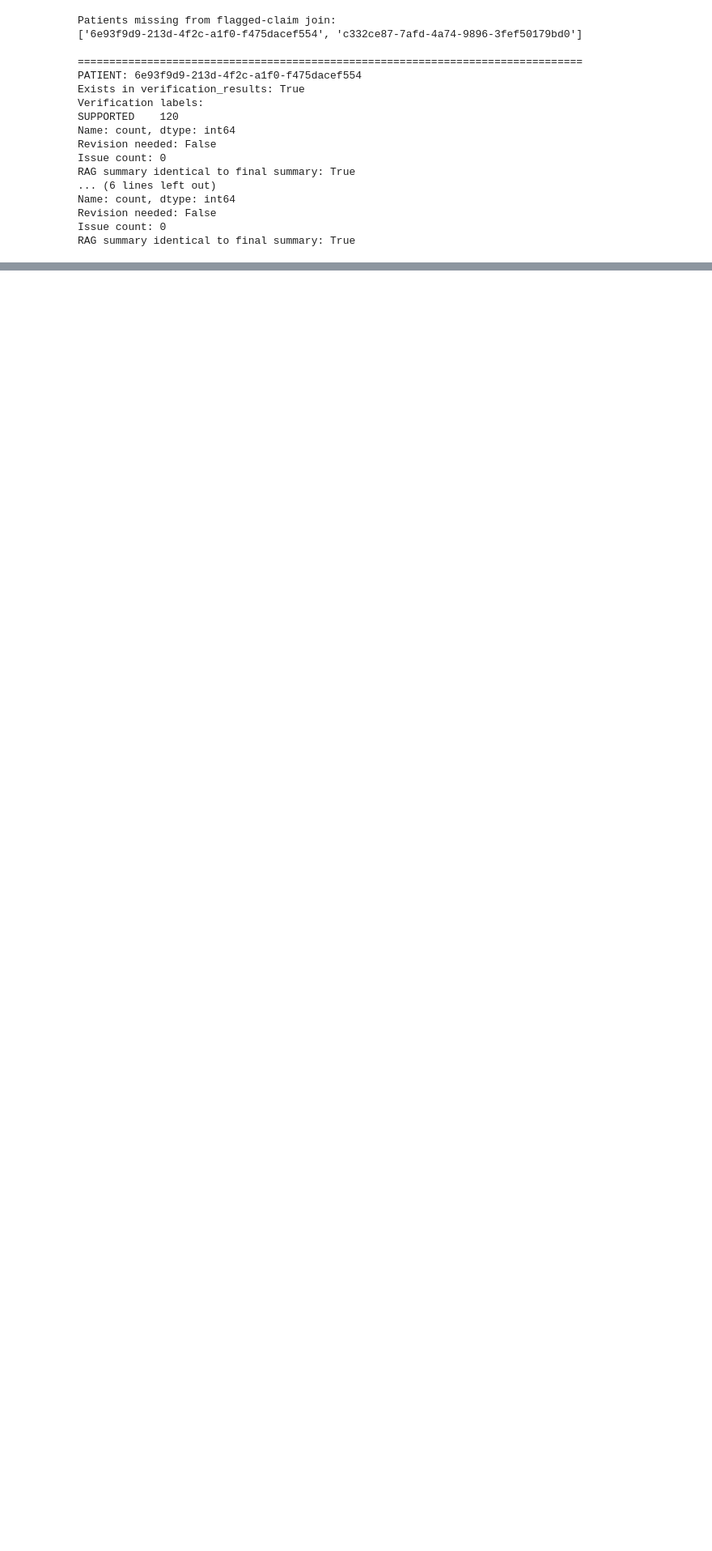
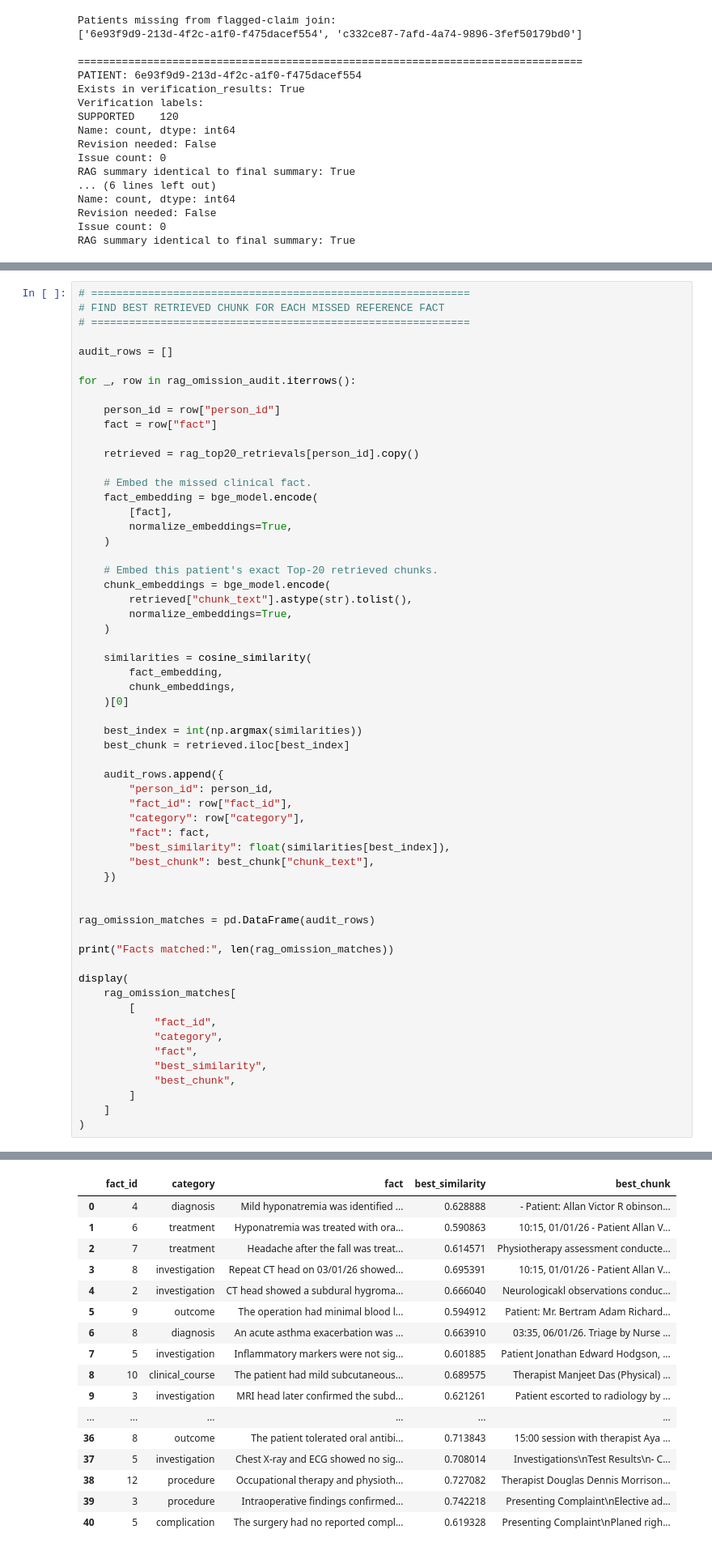
Before and after one commit to pallavi-cs-ai/clinical-summarization-eval, a Jupyter notebook: notebooks/evaluation/05_final_analysis.ipynb, the cells around one changed output, grey strips where cells are left out. Shown at 81% size. Cells and saved outputs as stored; diff of their text form; blank space fills up the shorter version.

```diff
--- a/notebooks/evaluation/05_final_analysis.ipynb
+++ b/notebooks/evaluation/05_final_analysis.ipynb
@@ -1333,0 +1772,60 @@ Reason: The record does not state that the daughter received hip-precaution inst
+# %%
+# ============================================================
+# FIND BEST RETRIEVED CHUNK FOR EACH MISSED REFERENCE FACT
+# ============================================================
+
+audit_rows = []
+
+for _, row in rag_omission_audit.iterrows():
+
+    person_id = row["person_id"]
+    fact = row["fact"]
+
+    retrieved = rag_top20_retrievals[person_id].copy()
+
+    # Embed the missed clinical fact.
+    fact_embedding = bge_model.encode(
+        [fact],
+        normalize_embeddings=True,
+    )
+
+    # Embed this patient's exact Top-20 retrieved chunks.
+    chunk_embeddings = bge_model.encode(
+        retrieved["chunk_text"].astype(str).tolist(),
+        normalize_embeddings=True,
+    )
+
+    similarities = cosine_similarity(
+        fact_embedding,
+        chunk_embeddings,
+    )[0]
+
+    best_index = int(np.argmax(similarities))
+    best_chunk = retrieved.iloc[best_index]
+
+    audit_rows.append({
+        "person_id": person_id,
+        "fact_id": row["fact_id"],
+        "category": row["category"],
+        "fact": fact,
+        "best_similarity": float(similarities[best_index]),
+        "best_chunk": best_chunk["chunk_text"],
+    })
+
+
+rag_omission_matches = pd.DataFrame(audit_rows)
+
+print("Facts matched:", len(rag_omission_matches))
+
+display(
+    rag_omission_matches[
+        [
+            "fact_id",
+            "category",
+            "fact",
+            "best_similarity",
+            "best_chunk",
+        ]
+    ]
+)
+# %% [output]
@@ -1333,0 +1833,17 @@ Reason: The record does not state that the daughter received hip-precaution inst
+|  | fact_id | category | fact | best_similarity | best_chunk |
+| 0 | 4 | diagnosis | Mild hyponatremia was identified ... | 0.628888 | - Patient: Allan Victor R obinson... |
+| 1 | 6 | treatment | Hyponatremia was treated with ora... | 0.590863 | 10:15, 01/01/26 - Patient Allan V... |
+| 2 | 7 | treatment | Headache after the fall was treat... | 0.614571 | Physiotherapy assessment conducte... |
+| 3 | 8 | investigation | Repeat CT head on 03/01/26 showed... | 0.695391 | 10:15, 01/01/26 - Patient Allan V... |
+| 4 | 2 | investigation | CT head showed a subdural hygroma... | 0.666040 | Neurologicakl observations conduc... |
+| 5 | 9 | outcome | The operation had minimal blood l... | 0.594912 | Patient: Mr. Bertram Adam Richard... |
+| 6 | 8 | diagnosis | An acute asthma exacerbation was ... | 0.663910 | 03:35, 06/01/26. Triage by Nurse ... |
+| 7 | 5 | investigation | Inflammatory markers were not sig... | 0.601885 | Patient Jonathan Edward Hodgson, ... |
+| 8 | 10 | clinical_course | The patient had mild subcutaneous... | 0.689575 | Therapist Manjeet Das (Physical) ... |
+| 9 | 3 | investigation | MRI head later confirmed the subd... | 0.621261 | Patient escorted to radiology by ... |
+| ... | ... | ... | ... | ... | ... |
+| 36 | 8 | outcome | The patient tolerated oral antibi... | 0.713843 | 15:00 session with therapist Aya ... |
+| 37 | 5 | investigation | Chest X-ray and ECG showed no sig... | 0.708014 | Investigations\nTest Results\n- C... |
+| 38 | 12 | procedure | Occupational therapy and physioth... | 0.727082 | Therapist Douglas Dennis Morrison... |
+| 39 | 3 | procedure | Intraoperative findings confirmed... | 0.742218 | Presenting Complaint\nElective ad... |
+| 40 | 5 | complication | The surgery had no reported compl... | 0.619328 | Presenting Complaint\nPlaned righ... |
```
Also changed, not shown: parts of 5 cells of this notebook.
